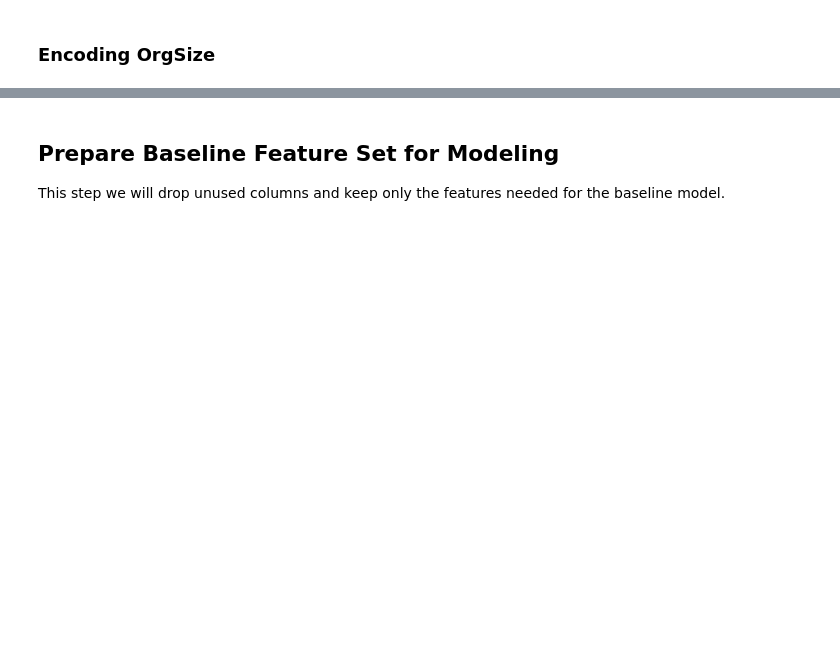
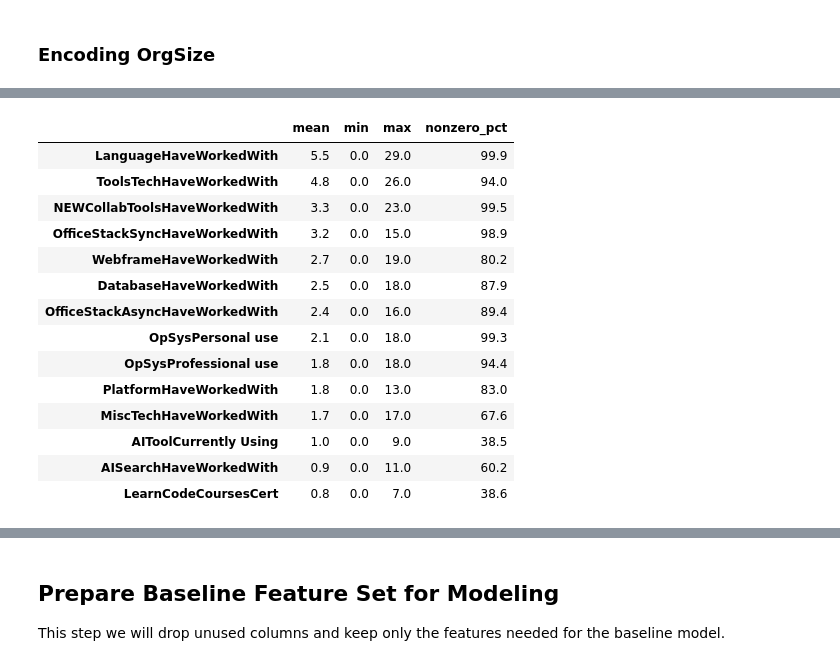
Before and after one commit to c0927648/AML2203_Project_Salary_Prediction_StackOverflow_2023, a Jupyter notebook: AML2203_Final_Project_2025S_Modeling_Final.ipynb, the cells around one changed output, grey strips where cells are left out. Drawn from its saved outputs; the diff is of its cells as text; code cells hidden in the pictures; blank space fills up the shorter version.

```diff
--- a/AML2203_Final_Project_2025S_Modeling_Final.ipynb
+++ b/AML2203_Final_Project_2025S_Modeling_Final.ipynb
@@ -330,0 +555,3 @@ df_stack[cols_to_show].head(10)
+# %%
+# Drop original and _clean columns
+df_stack.drop(['DevType', 'DevType_clean'], axis=1, inplace=True)
@@ -481,0 +624,3 @@ print(df_stack[cols_to_show].head(10))
+# %%
+# Drop original column
+df_stack.drop(['OrgSize'], axis=1, inplace=True)
@@ -481,0 +713,55 @@ print(df_stack[cols_to_show].head(10))
+# %%
+# Define columns to process
+columns_to_process = [
+    'LanguageHaveWorkedWith',
+    'DatabaseHaveWorkedWith',
+    'PlatformHaveWorkedWith',
+    'WebframeHaveWorkedWith',
+    'MiscTechHaveWorkedWith',
+    'ToolsTechHaveWorkedWith',
+    'NEWCollabToolsHaveWorkedWith',
+    'OpSysPersonal use',
+    'OpSysProfessional use',
+    'OfficeStackAsyncHaveWorkedWith',
+    'OfficeStackSyncHaveWorkedWith',
+    'AISearchHaveWorkedWith',
+    'AIToolCurrently Using',
+    'LearnCodeCoursesCert'
+]
+# %%
+def preview_true_counts(df, col_name):
+    """Return a Series counting number of items in each row of a multiselect column"""
+    return df[col_name].fillna("").apply(
+        lambda x: len([item.strip() for item in x.split(";") if item.strip()])
+    )
+
+count_stats = {}
+
+for col in columns_to_process:
+    if col in df_stack.columns:
+        s = preview_true_counts(df_stack, col)
+        count_stats[col] = {
+            "mean": s.mean(),
+            "min": s.min(),
+            "max": s.max(),
+            "nonzero_pct": (s > 0).mean() * 100
+        }
+
+# Show summary
+pd.DataFrame(count_stats).T.round(1).sort_values("mean", ascending=False)
+# %% [output]
+|  | mean | min | max | nonzero_pct |
+| LanguageHaveWorkedWith | 5.5 | 0.0 | 29.0 | 99.9 |
+| ToolsTechHaveWorkedWith | 4.8 | 0.0 | 26.0 | 94.0 |
+| NEWCollabToolsHaveWorkedWith | 3.3 | 0.0 | 23.0 | 99.5 |
+| OfficeStackSyncHaveWorkedWith | 3.2 | 0.0 | 15.0 | 98.9 |
+| WebframeHaveWorkedWith | 2.7 | 0.0 | 19.0 | 80.2 |
+| DatabaseHaveWorkedWith | 2.5 | 0.0 | 18.0 | 87.9 |
+| OfficeStackAsyncHaveWorkedWith | 2.4 | 0.0 | 16.0 | 89.4 |
+| OpSysPersonal use | 2.1 | 0.0 | 18.0 | 99.3 |
+| OpSysProfessional use | 1.8 | 0.0 | 18.0 | 94.4 |
+| PlatformHaveWorkedWith | 1.8 | 0.0 | 13.0 | 83.0 |
+| MiscTechHaveWorkedWith | 1.7 | 0.0 | 17.0 | 67.6 |
+| AIToolCurrently Using | 1.0 | 0.0 | 9.0 | 38.5 |
+| AISearchHaveWorkedWith | 0.9 | 0.0 | 11.0 | 60.2 |
+| LearnCodeCoursesCert | 0.8 | 0.0 | 7.0 | 38.6 |
```
Also changed, not shown: parts of 123 cells of this notebook, 7 other files.
